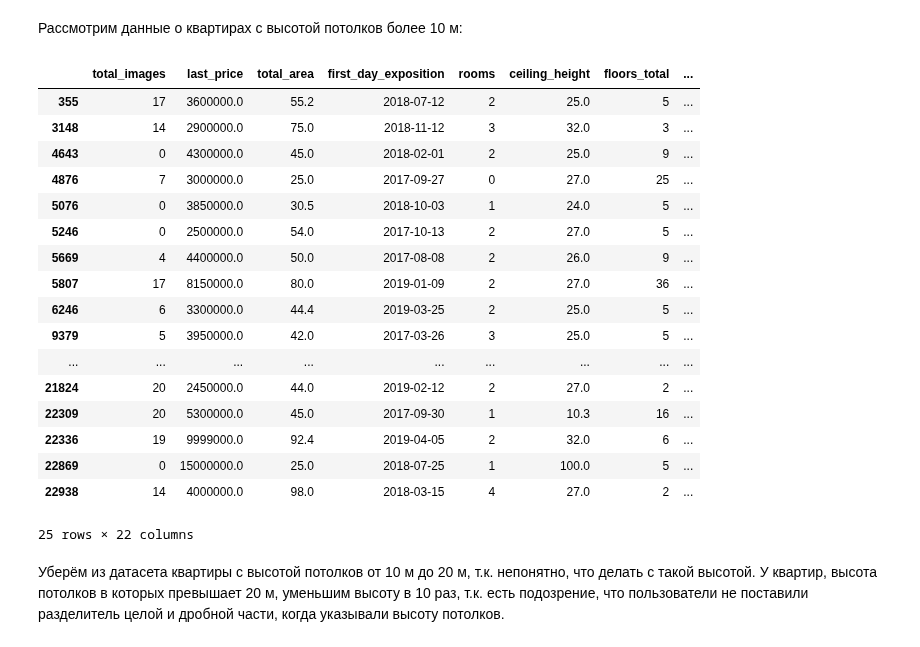
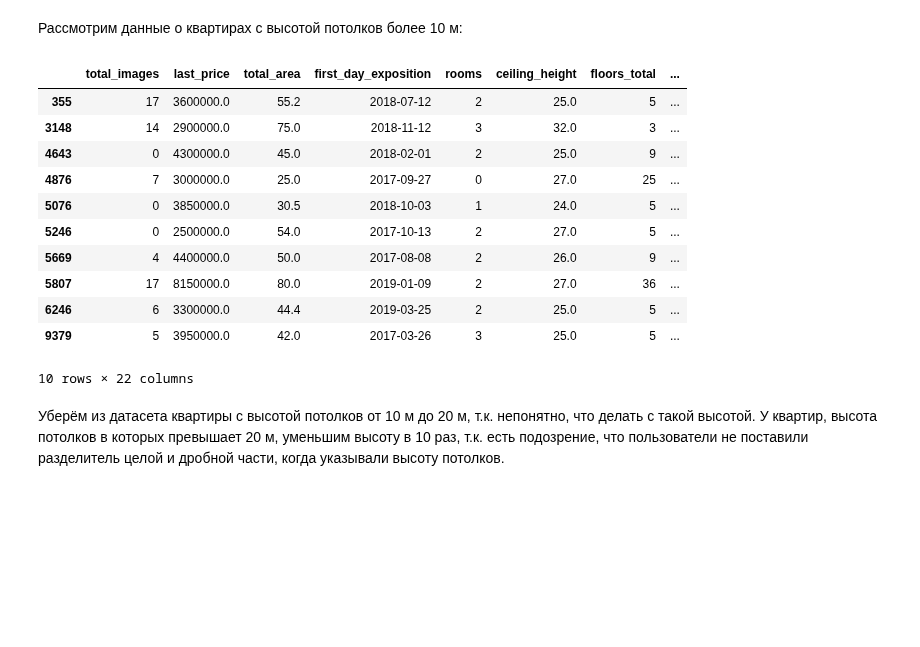
Before and after one commit to andrewsalmin/practicum-data-analysis, a Jupyter notebook: notebooks/saint-petersburg-real-estate.ipynb, the cells around one changed output. Cells and saved outputs as stored; diff of their text form; code cells hidden in the pictures; blank space fills up the shorter version.

Commit message:
style(saint-petersburg-real-estate): cap outlier-review dumps with head(10)

```diff
--- a/notebooks/saint-petersburg-real-estate.ipynb
+++ b/notebooks/saint-petersburg-real-estate.ipynb
@@ -288,26 +288,20 @@ initial_lines_number = data.shape[0]
 # %% [markdown]
 Рассмотрим данные о квартирах с высотой потолков более 10 м:
 # %%
-data[data['ceiling_height'] >= 10]
+data[data['ceiling_height'] >= 10].head(10)
 # %% [output]
 |  | total_images | last_price | total_area | first_day_exposition | rooms | ceiling_height | floors_total | ... |
 | 355 | 17 | 3600000.0 | 55.2 | 2018-07-12 | 2 | 25.0 | 5 | ... |
 | 3148 | 14 | 2900000.0 | 75.0 | 2018-11-12 | 3 | 32.0 | 3 | ... |
 | 4643 | 0 | 4300000.0 | 45.0 | 2018-02-01 | 2 | 25.0 | 9 | ... |
 | 4876 | 7 | 3000000.0 | 25.0 | 2017-09-27 | 0 | 27.0 | 25 | ... |
 | 5076 | 0 | 3850000.0 | 30.5 | 2018-10-03 | 1 | 24.0 | 5 | ... |
 | 5246 | 0 | 2500000.0 | 54.0 | 2017-10-13 | 2 | 27.0 | 5 | ... |
 | 5669 | 4 | 4400000.0 | 50.0 | 2017-08-08 | 2 | 26.0 | 9 | ... |
 | 5807 | 17 | 8150000.0 | 80.0 | 2019-01-09 | 2 | 27.0 | 36 | ... |
 | 6246 | 6 | 3300000.0 | 44.4 | 2019-03-25 | 2 | 25.0 | 5 | ... |
 | 9379 | 5 | 3950000.0 | 42.0 | 2017-03-26 | 3 | 25.0 | 5 | ... |
-| ... | ... | ... | ... | ... | ... | ... | ... | ... |
-| 21824 | 20 | 2450000.0 | 44.0 | 2019-02-12 | 2 | 27.0 | 2 | ... |
-| 22309 | 20 | 5300000.0 | 45.0 | 2017-09-30 | 1 | 10.3 | 16 | ... |
-| 22336 | 19 | 9999000.0 | 92.4 | 2019-04-05 | 2 | 32.0 | 6 | ... |
-| 22869 | 0 | 15000000.0 | 25.0 | 2018-07-25 | 1 | 100.0 | 5 | ... |
-| 22938 | 14 | 4000000.0 | 98.0 | 2018-03-15 | 4 | 27.0 | 2 | ... |
-25 rows × 22 columns
+10 rows × 22 columns
 # %% [markdown]
 Уберём из датасета квартиры с высотой потолков от 10 м до 20 м, т.к. непонятно, что делать с такой высотой. У квартир, высота потолков в которых превышает 20 м, уменьшим высоту в 10 раз, т.к. есть подозрение, что пользователи не поставили разделитель целой и дробной части, когда указывали высоту потолков.
 # %%
```
Also changed, not shown: parts of 3 cells of this notebook.
